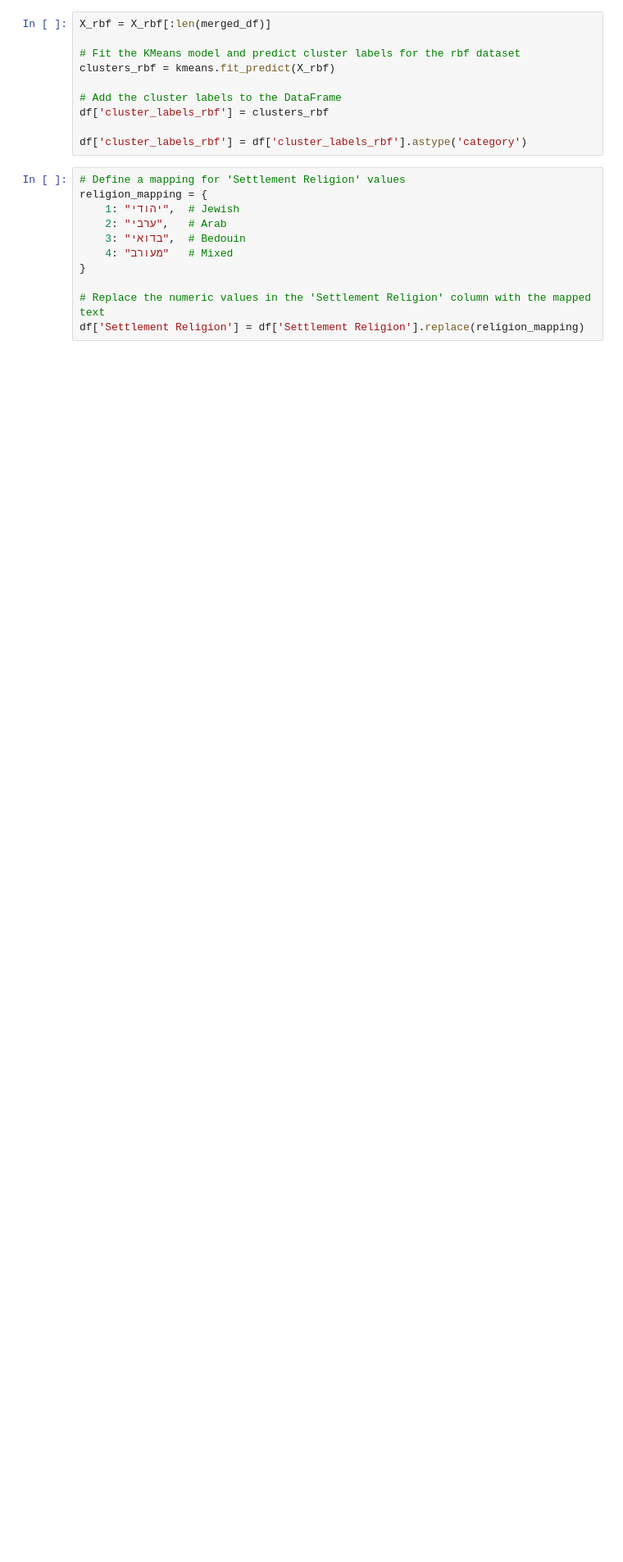
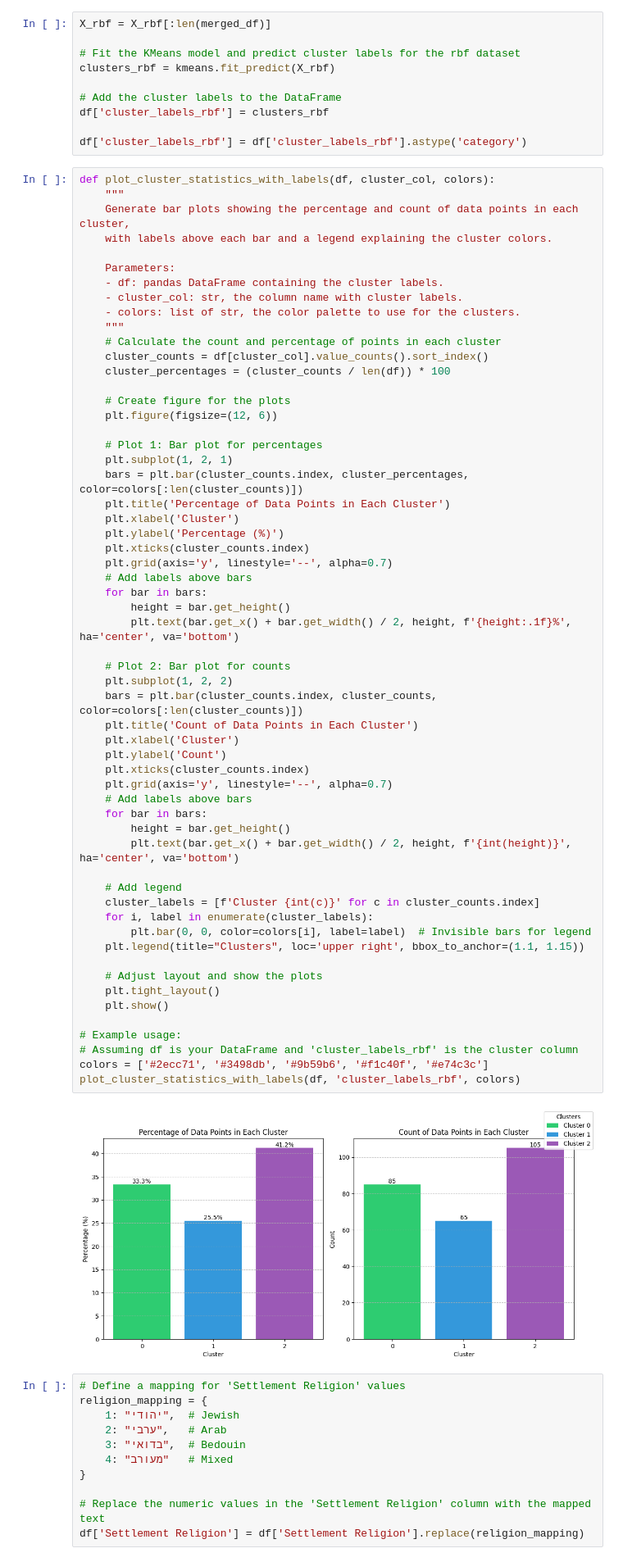
Before and after one commit to RoniEpstein/Unsupervised-ML-PROJECT, a Jupyter notebook: Unsupervised Learning.ipynb, the cells around one changed output. Shown at 82% size. Drawn from its saved outputs; the diff is of its cells as text; blank space fills up the shorter version.

```diff
--- a/Unsupervised Learning.ipynb
+++ b/Unsupervised Learning.ipynb
@@ -911,6 +923,66 @@ clusters_rbf = kmeans.fit_predict(X_rbf)
 df['cluster_labels_rbf'] = clusters_rbf
 
 df['cluster_labels_rbf'] = df['cluster_labels_rbf'].astype('category')
+# %%
+def plot_cluster_statistics_with_labels(df, cluster_col, colors):
+    """
+    Generate bar plots showing the percentage and count of data points in each cluster,
+    with labels above each bar and a legend explaining the cluster colors.
+
+    Parameters:
+    - df: pandas DataFrame containing the cluster labels.
+    - cluster_col: str, the column name with cluster labels.
+    - colors: list of str, the color palette to use for the clusters.
+    """
+    # Calculate the count and percentage of points in each cluster
+    cluster_counts = df[cluster_col].value_counts().sort_index()
+    cluster_percentages = (cluster_counts / len(df)) * 100
+
+    # Create figure for the plots
+    plt.figure(figsize=(12, 6))
+
+    # Plot 1: Bar plot for percentages
+    plt.subplot(1, 2, 1)
+    bars = plt.bar(cluster_counts.index, cluster_percentages, color=colors[:len(cluster_counts)])
+    plt.title('Percentage of Data Points in Each Cluster')
+    plt.xlabel('Cluster')
+    plt.ylabel('Percentage (%)')
+    plt.xticks(cluster_counts.index)
+    plt.grid(axis='y', linestyle='--', alpha=0.7)
+    # Add labels above bars
+    for bar in bars:
+        height = bar.get_height()
+        plt.text(bar.get_x() + bar.get_width() / 2, height, f'{height:.1f}%', ha='center', va='bottom')
+
+    # Plot 2: Bar plot for counts
+    plt.subplot(1, 2, 2)
+    bars = plt.bar(cluster_counts.index, cluster_counts, color=colors[:len(cluster_counts)])
+    plt.title('Count of Data Points in Each Cluster')
+    plt.xlabel('Cluster')
+    plt.ylabel('Count')
+    plt.xticks(cluster_counts.index)
+    plt.grid(axis='y', linestyle='--', alpha=0.7)
+    # Add labels above bars
+    for bar in bars:
+        height = bar.get_height()
+        plt.text(bar.get_x() + bar.get_width() / 2, height, f'{int(height)}', ha='center', va='bottom')
+
+    # Add legend
+    cluster_labels = [f'Cluster {int(c)}' for c in cluster_counts.index]
+    for i, label in enumerate(cluster_labels):
+        plt.bar(0, 0, color=colors[i], label=label)  # Invisible bars for legend
+    plt.legend(title="Clusters", loc='upper right', bbox_to_anchor=(1.1, 1.15))
+
+    # Adjust layout and show the plots
+    plt.tight_layout()
+    plt.show()
+
+# Example usage:
+# Assuming df is your DataFrame and 'cluster_labels_rbf' is the cluster column
+colors = ['#2ecc71', '#3498db', '#9b59b6', '#f1c40f', '#e74c3c']
+plot_cluster_statistics_with_labels(df, 'cluster_labels_rbf', colors)
+# %% [output]
+[figure, added]
 # %%
 # Define a mapping for 'Settlement Religion' values
 religion_mapping = {
```
Also changed, not shown: parts of 17 cells of this notebook.
